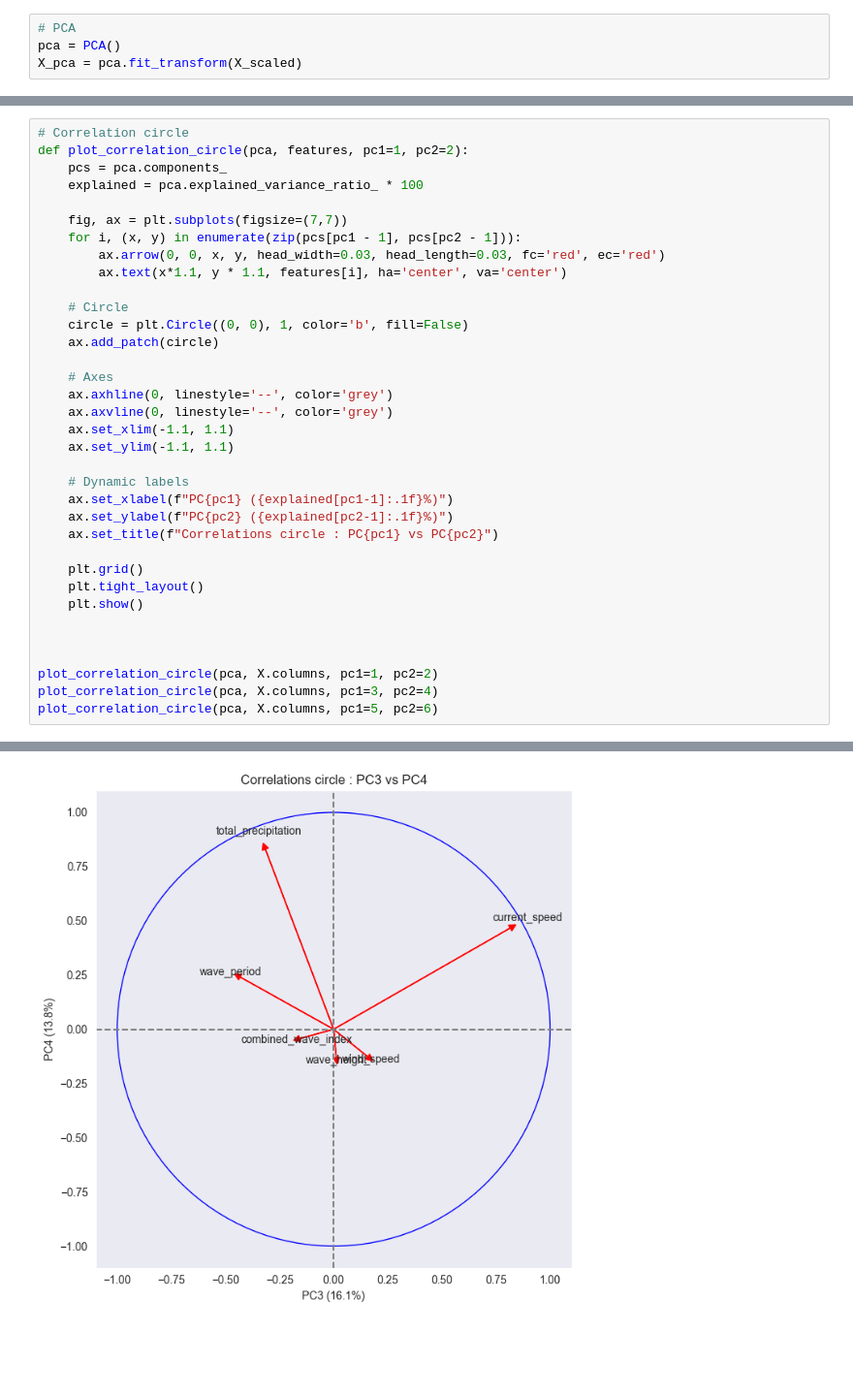
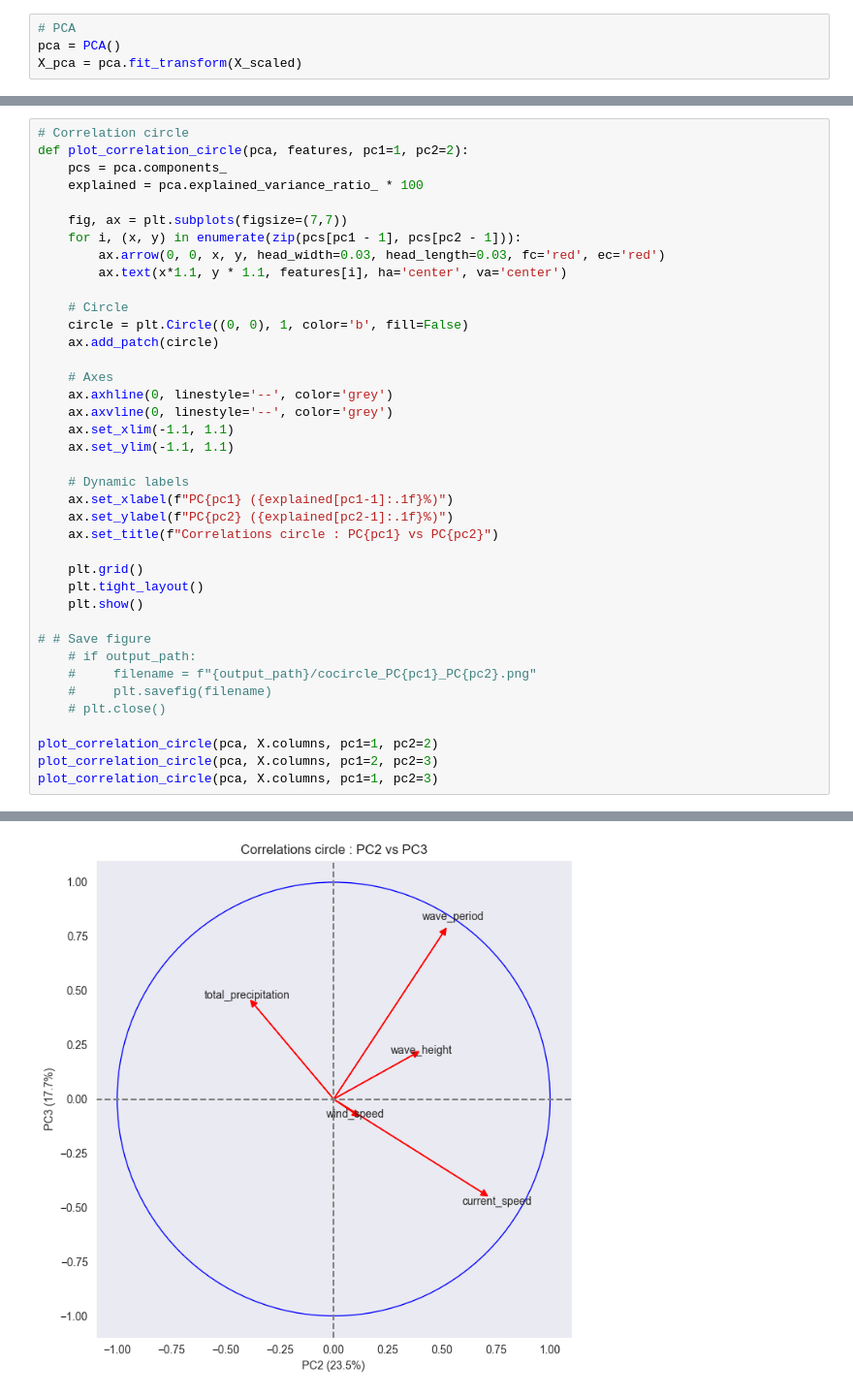
Before and after one commit to InesMonge/hydro_toolbox, a Jupyter notebook: version_pandas/data_analysis/PCA.ipynb, the cells around one changed output, grey strips where cells are left out. Shown at 97% size. Saved outputs shown, nothing was run; the diff lists cells and outputs as text; blank space fills up the shorter version.

```diff
--- a/version_pandas/data_analysis/PCA.ipynb
+++ b/version_pandas/data_analysis/PCA.ipynb
@@ -214,9 +172,13 @@ def plot_correlation_circle(pca, features, pc1=1, pc2=2):
     plt.tight_layout()
     plt.show()
 
-
+# # Save figure
+    # if output_path:
+    #     filename = f"{output_path}/cocircle_PC{pc1}_PC{pc2}.png"
+    #     plt.savefig(filename)
+    # plt.close()
 
 plot_correlation_circle(pca, X.columns, pc1=1, pc2=2)
-plot_correlation_circle(pca, X.columns, pc1=3, pc2=4)
-plot_correlation_circle(pca, X.columns, pc1=5, pc2=6)
+plot_correlation_circle(pca, X.columns, pc1=2, pc2=3)
+plot_correlation_circle(pca, X.columns, pc1=1, pc2=3)
 # %% [output]
@@ -224 +186 @@ plot_correlation_circle(pca, X.columns, pc1=5, pc2=6)
-[figure, old version]
+[figure, new version]
```
Also changed, not shown: parts of 12 cells of this notebook, 10 other files.
